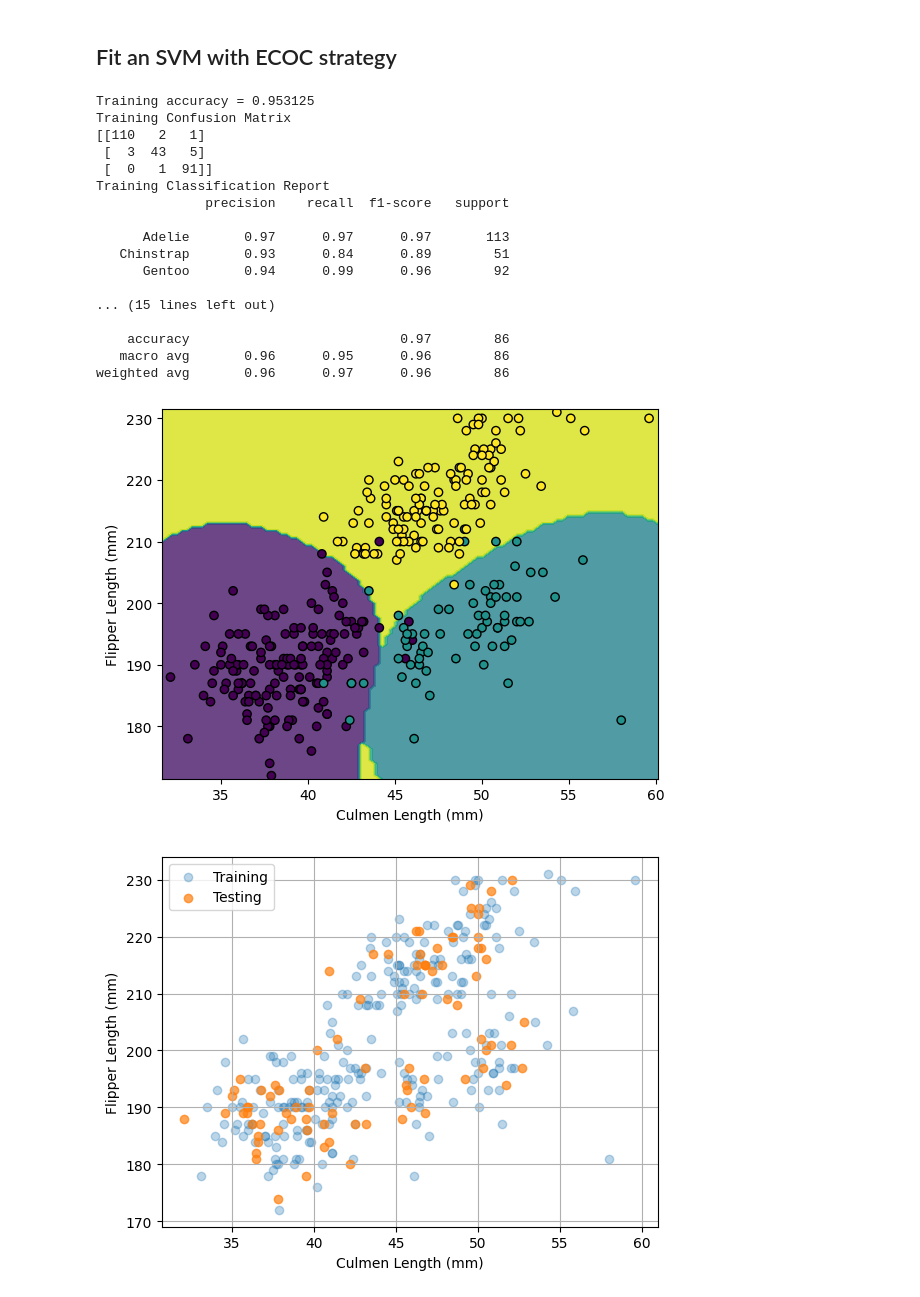
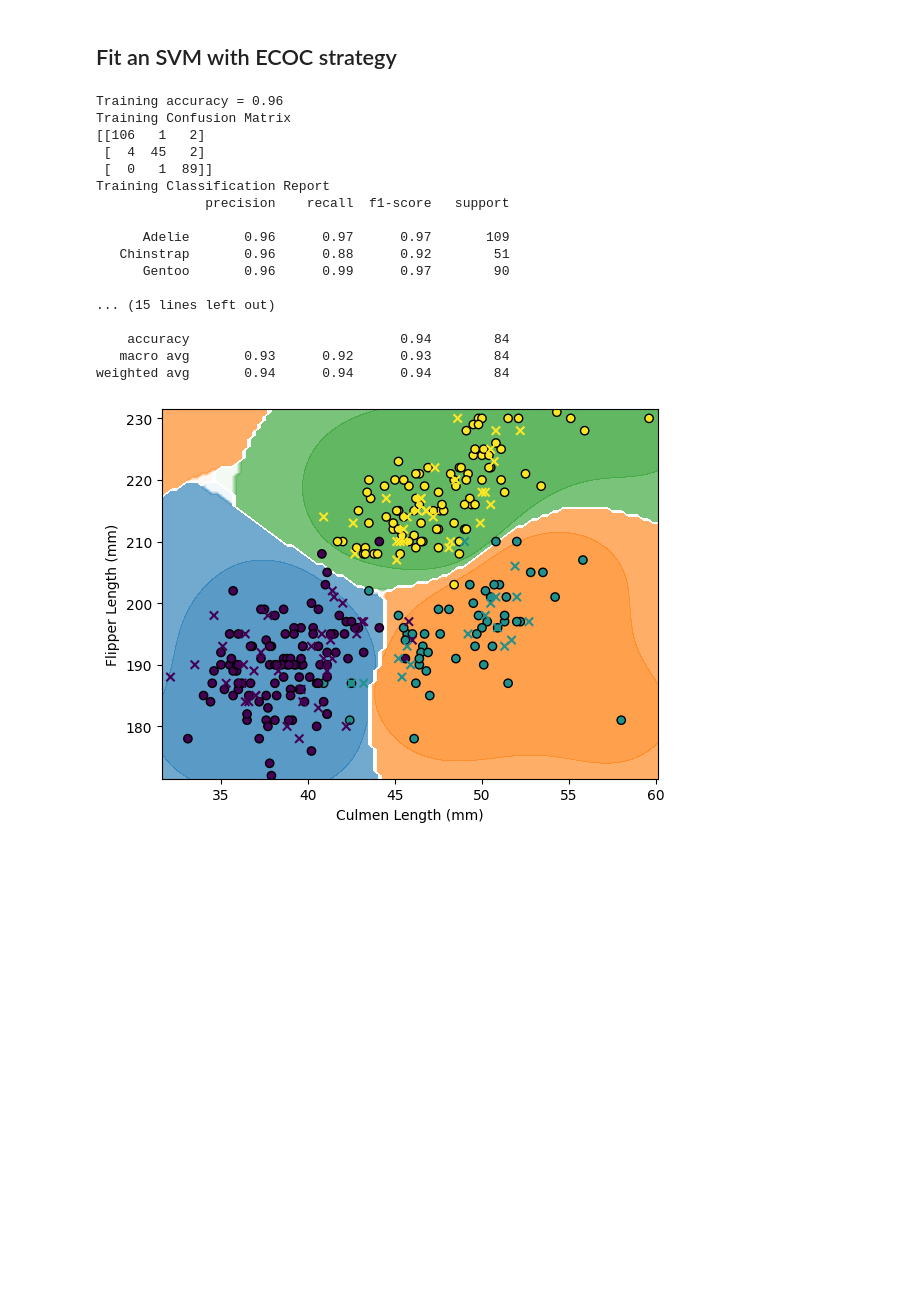
Before and after one commit to pctiope/AI221, a Jupyter notebook: Kernel_Methods/mex2_1.ipynb, the cells around one changed output. Drawn from its saved outputs; the diff is of its cells as text; code cells hidden in the pictures; blank space fills up the shorter version.

```diff
--- a/Kernel_Methods/mex2_1.ipynb
+++ b/Kernel_Methods/mex2_1.ipynb
@@ -76,8 +76,9 @@ plt.show()
 ## Fit an SVM with ovr strategy
 # %%
 # Select features and target
-X = df[['culmen_length_mm', 'flipper_length_mm']].dropna() # we can change the imputation strategy here
-y = df.loc[X.index, 'species']
+X = df[['culmen_length_mm', 'flipper_length_mm']]
+# X = df[['culmen_length_mm', 'flipper_length_mm']].dropna() # we can change the imputation strategy here
+y = df['species']
 
 X_train, X_test, y_train, y_test = train_test_split(X, y, test_size=0.25, random_state=0, stratify=y)
 
@@ -96,16 +97,9 @@ print('Test Classification Report')
 print(classification_report(y_test, svm_ovo.predict(X_test)))
 
 DecisionBoundaryDisplay.from_estimator(svm_ovo, X, alpha=0.8, eps=0.5)
-plt.scatter(X.iloc[:, 0], X.iloc[:, 1], c=y.map({'Adelie':0, 'Chinstrap':1, 'Gentoo':2}), edgecolors="k")
+plt.scatter(X_train.iloc[:, 0], X_train.iloc[:, 1], c=y_train.map({'Adelie':0, 'Chinstrap':1, 'Gentoo':2}), marker='o', edgecolors="k")
+plt.scatter(X_test.iloc[:, 0], X_test.iloc[:, 1], c=y_test.map({'Adelie':0, 'Chinstrap':1, 'Gentoo':2}), marker='x', edgecolors="k")
 plt.xlabel('Culmen Length (mm)')
 plt.ylabel('Flipper Length (mm)')
 plt.show()
-
-plt.scatter(X_train['culmen_length_mm'], X_train['flipper_length_mm'], alpha=0.3, label="Training")
-plt.scatter(X_test['culmen_length_mm'], X_test['flipper_length_mm'], alpha=0.7, label="Testing")
-plt.xlabel('Culmen Length (mm)')
-plt.ylabel('Flipper Length (mm)')
-plt.legend()
-plt.grid()
-plt.show()
 # %% [output]
@@ -183,52 +168,44 @@ weighted avg       0.96      0.97      0.96        86
 # %%
 # Code_size is the percentage of n_classes to be used as length of codeword.
 # Here, we have code_size=3, hence the codewords have length 3*3 = 9.
 # This means that 9 binary classifiers will be trained.
 
 svm_ecoc = OutputCodeClassifier(make_pipeline(StandardScaler(), SVC()),
                                 code_size=3).fit(X,y)
 print(f"Training accuracy = {svm_ecoc.score(X_train, y_train)}")
 print('Training Confusion Matrix')
 print(confusion_matrix(y_train, svm_ecoc.predict(X_train)))
 print('Training Classification Report')
 print(classification_report(y_train, svm_ecoc.predict(X_train)))
 
 print(f"Test accuracy = {svm_ecoc.score(X_test, y_test)}")
 print('Test Confusion Matrix')
 print(confusion_matrix(y_test, svm_ecoc.predict(X_test)))
 print('Test Classification Report')
 print(classification_report(y_test, svm_ecoc.predict(X_test)))
 
-DecisionBoundaryDisplay.from_estimator(svm_ecoc, X, alpha=0.8, eps=0.5)
-plt.scatter(X.iloc[:, 0], X.iloc[:, 1], c=y.map({'Adelie':0, 'Chinstrap':1, 'Gentoo':2}), edgecolors="k")
+DecisionBoundaryDisplay.from_estimator(svm_ovo, X, alpha=0.8, eps=0.5)
+plt.scatter(X_train.iloc[:, 0], X_train.iloc[:, 1], c=y_train.map({'Adelie':0, 'Chinstrap':1, 'Gentoo':2}), marker='o', edgecolors="k")
+plt.scatter(X_test.iloc[:, 0], X_test.iloc[:, 1], c=y_test.map({'Adelie':0, 'Chinstrap':1, 'Gentoo':2}), marker='x', edgecolors="k")
 plt.xlabel('Culmen Length (mm)')
 plt.ylabel('Flipper Length (mm)')
 plt.show()
-
-plt.scatter(X_train['culmen_length_mm'], X_train['flipper_length_mm'], alpha=0.3, label="Training")
-plt.scatter(X_test['culmen_length_mm'], X_test['flipper_length_mm'], alpha=0.7, label="Testing")
-plt.xlabel('Culmen Length (mm)')
-plt.ylabel('Flipper Length (mm)')
-plt.legend()
-plt.grid()
-plt.show()
 # %% [output]
-Training accuracy = 0.953125
+Training accuracy = 0.96
 Training Confusion Matrix
-[[110   2   1]
- [  3  43   5]
- [  0   1  91]]
+[[106   1   2]
+ [  4  45   2]
+ [  0   1  89]]
 Training Classification Report
               precision    recall  f1-score   support
 
-      Adelie       0.97      0.97      0.97       113
-   Chinstrap       0.93      0.84      0.89        51
-      Gentoo       0.94      0.99      0.96        92
+      Adelie       0.96      0.97      0.97       109
+   Chinstrap       0.96      0.88      0.92        51
+      Gentoo       0.96      0.99      0.97        90
 
 ... (15 lines left out)
 
-    accuracy                           0.97        86
-   macro avg       0.96      0.95      0.96        86
-weighted avg       0.96      0.97      0.96        86
+    accuracy                           0.94        84
+   macro avg       0.93      0.92      0.93        84
+weighted avg       0.94      0.94      0.94        84
-[figure, old version]
+[figure, new version]
-[figure, removed]
```
Also changed, not shown: parts of 4 cells of this notebook, 9 other files.
